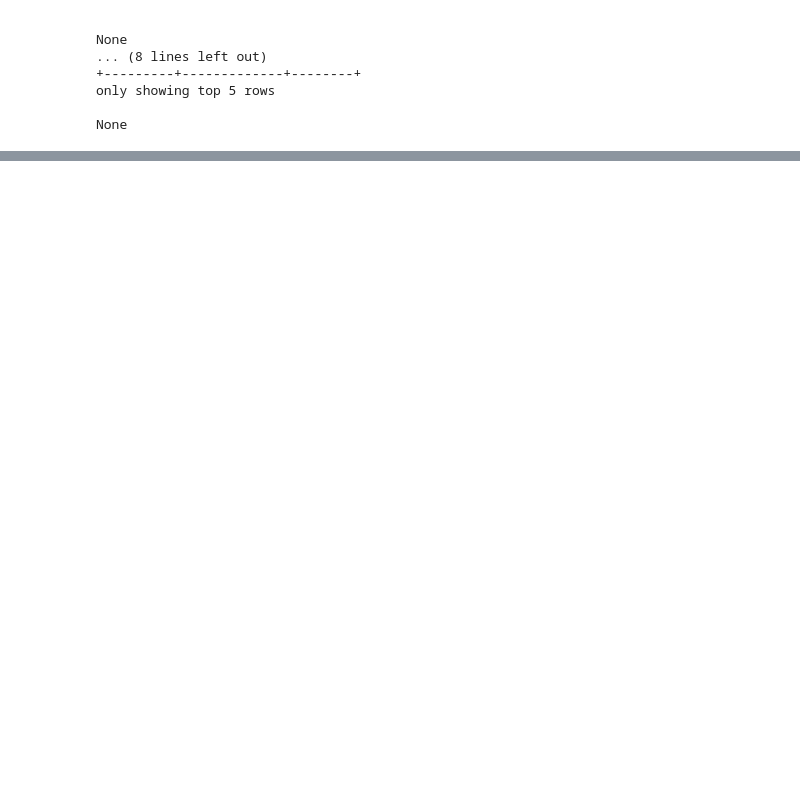
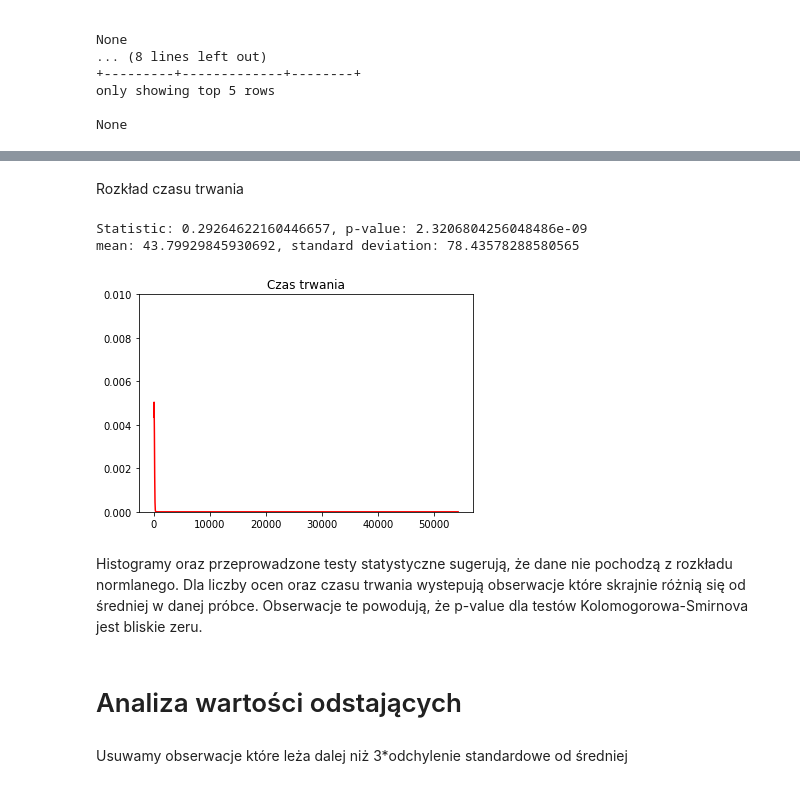
Before and after one commit to PiotrMaciejKowalski/BigData2022-films, a Jupyter notebook: colabs/StatisticalTests.ipynb, the cells around one changed output, grey strips where cells are left out. Cells and saved outputs as stored; diff of their text form; code cells hidden in the pictures; blank space fills up the shorter version.

```diff
--- a/colabs/StatisticalTests.ipynb
+++ b/colabs/StatisticalTests.ipynb
@@ -248,0 +197,25 @@ data = data.apply(pd.to_numeric)
+# %% [markdown]
+Rozkład czasu trwania
+# %%
+m_t = basic_pysp.select(mean('runtimeMinutes')).collect()[0][0]
+sd_t = basic_pysp.select(stddev('runtimeMinutes')).collect()[0][0]
+
+ksResult3 = KolmogorovSmirnovTest.test(basic_pysp, 'runtimeMinutes',
+                                       'norm', m_t, sd_t).first()
+p = ksResult3['pValue']
+stat = ksResult3['statistic']
+
+print(f'Statistic: {stat}, p-value: {p}')
+print(f"mean: {m_t}, standard deviation: {sd_t}")
+
+plot_hist_norm_dist(runtime, m_t, sd_t, 'Czas trwania', 0.01)
+# %% [output]
+Statistic: 0.29264622160446657, p-value: 2.3206804256048486e-09
+mean: 43.79929845930692, standard deviation: 78.43578288580565
+[figure, added]
+# %% [markdown]
+Histogramy oraz przeprowadzone testy statystyczne sugerują, że dane nie pochodzą z rozkładu normlanego. Dla liczby ocen oraz czasu trwania wystepują obserwacje które skrajnie różnią się od średniej w danej próbce. Obserwacje te powodują, że p-value dla testów Kolomogorowa-Smirnova jest bliskie zeru.
+# %% [markdown]
+# Analiza wartości odstających
+# %% [markdown]
+Usuwamy obserwacje które leża dalej niż 3*odchylenie standardowe od średniej
```
Also changed, not shown: parts of 55 cells of this notebook.
